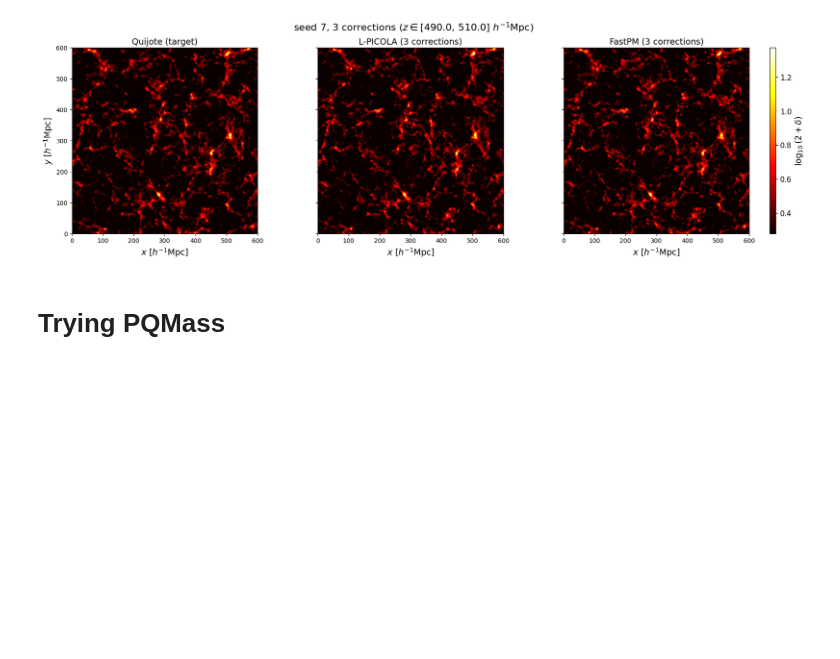
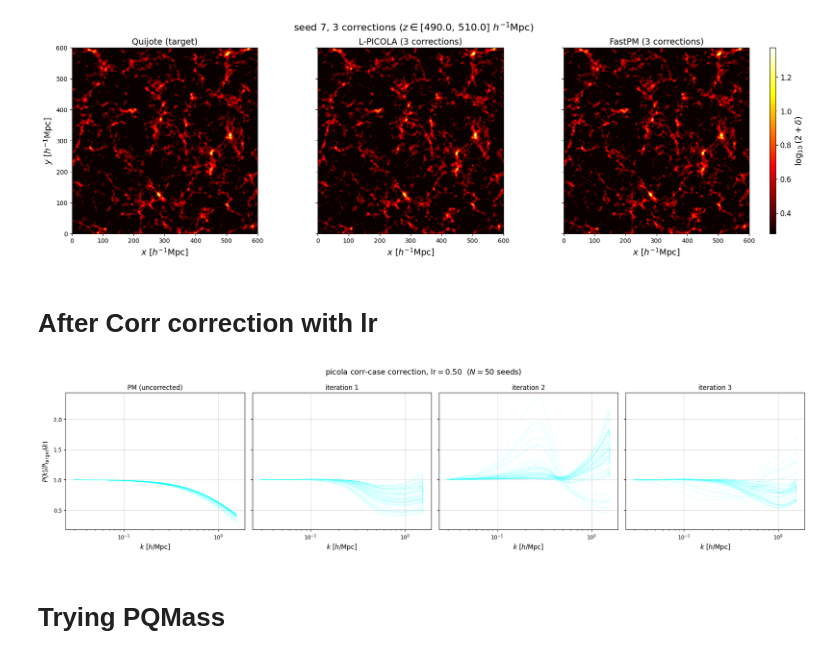
Before and after one commit to anirbanbairagi/Power-Spectrum-Change-Under-Gradient-Perturbation, a Jupyter notebook: plots_Q_set.ipynb, the cells around one changed output. Drawn from its saved outputs; the diff is of its cells as text; code cells hidden in the pictures; blank space fills up the shorter version.

```diff
--- a/plots_Q_set.ipynb
+++ b/plots_Q_set.ipynb
@@ -293,3 +293,5 @@ def plot_stage_comparison(seed, stage, grid=512,
 fig, axes = plot_stage_comparison(seed=7, stage=3, log_transform = True)
 # %% [output]
 [figure]
+# %% [markdown]
+# After Corr correction with lr
@@ -295,0 +347,6 @@ fig, axes = plot_stage_comparison(seed=7, stage=3, log_transform = True)
+# %%
+CORR_ROOT = "/work/hdd/bdne/nchartier/Corr_correction"
+basedir = "."
+fig, axes = plot_corr_set(CORR_ROOT, "picola", lr=0.5, figroot=os.path.join(basedir, "PICOLA"))
+# %% [output]
+[figure, added]
```
Also changed, not shown: parts of 2 cells of this notebook.
